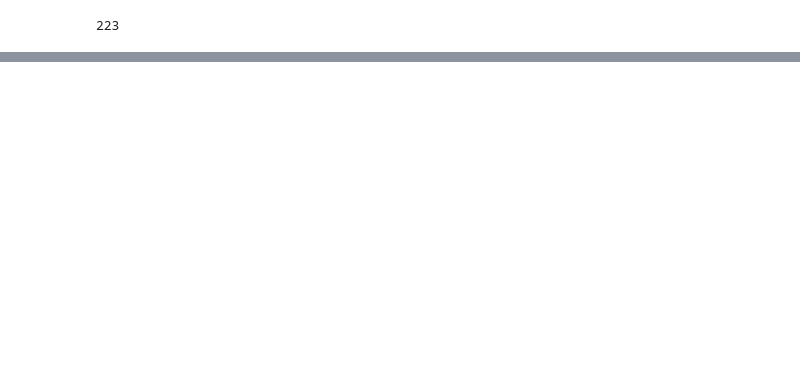
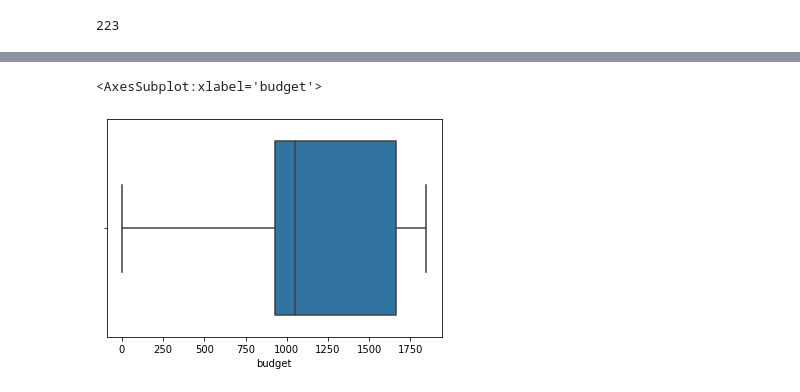
Before and after one commit to msalihk1git/Customer_Lead_score_prediction, a Jupyter notebook: Lead_Score_prediction.ipynb, the cells around one changed output, grey strips where cells are left out. Cells and saved outputs as stored; diff of their text form; code cells hidden in the pictures; blank space fills up the shorter version.

```diff
--- a/Lead_Score_prediction.ipynb
+++ b/Lead_Score_prediction.ipynb
@@ -346,0 +395,5 @@ df2['budget'] = df2['budget'].apply(calculate_average)
+# %%
+sns.boxplot(df2["budget"])
+# %% [output]
+<AxesSubplot:xlabel='budget'>
+[figure, added]
```
Also changed, not shown: parts of 60 cells of this notebook.
